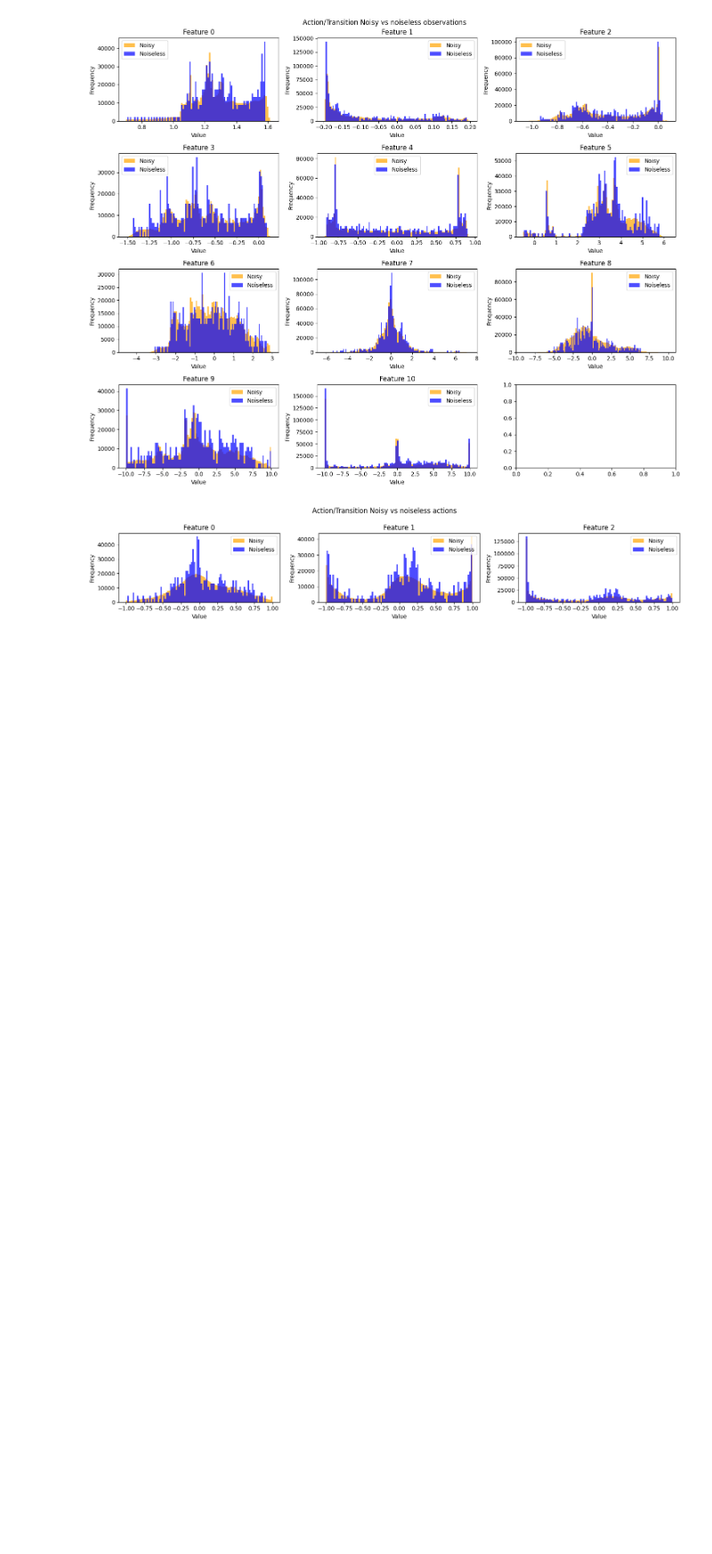
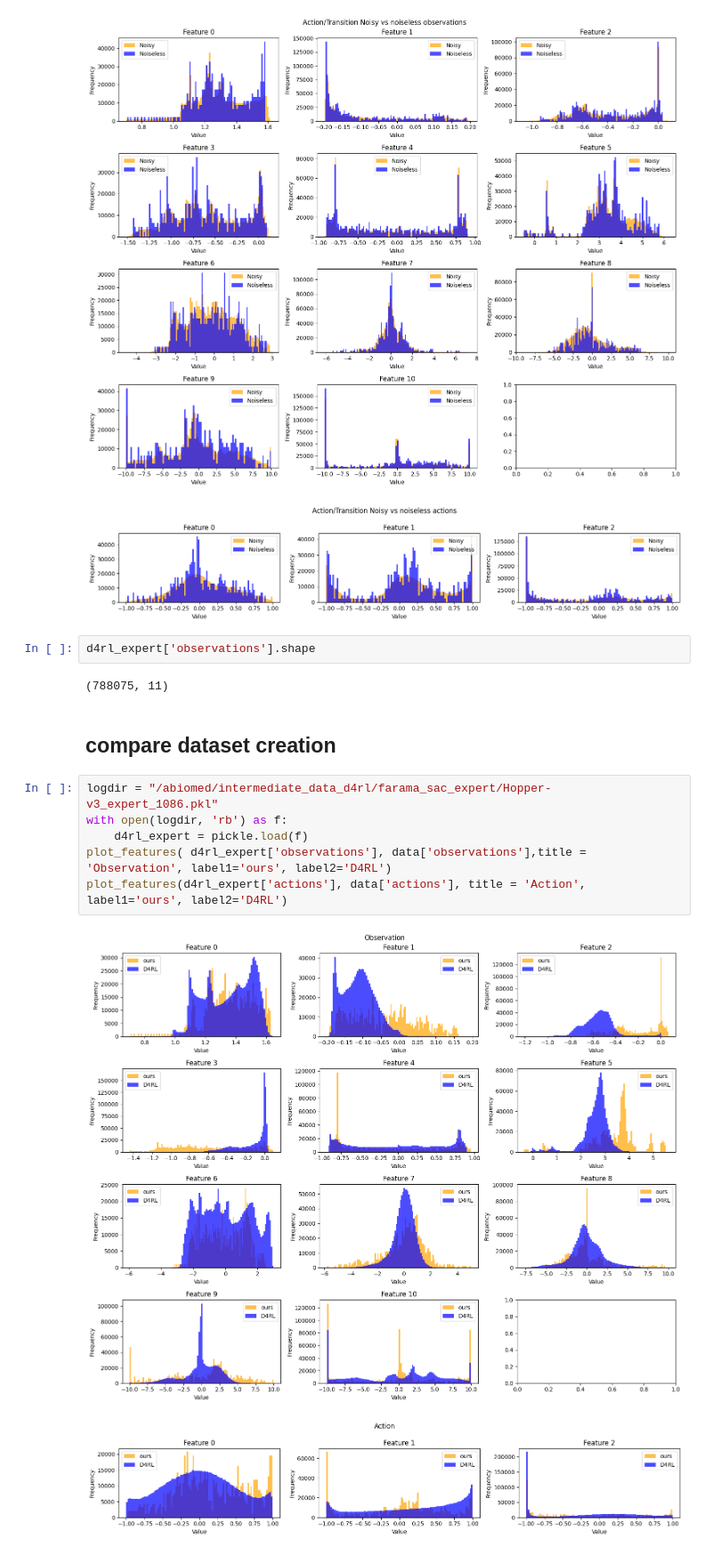
Before and after one commit to aysintumay/noisy_mujoco, a Jupyter notebook: notebooks/noise_exploration.ipynb, the cells around one changed output. Shown at 89% size. Drawn from its saved outputs; the diff is of its cells as text; blank space fills up the shorter version.

```diff
--- a/notebooks/noise_exploration.ipynb
+++ b/notebooks/noise_exploration.ipynb
@@ -532,3 +440,18 @@ plot_features(noisy_act_obs_01_05['actions'], expert_2200['actions'], title = 'A
 # %% [output]
 [figure]
 [figure]
+# %%
+d4rl_expert['observations'].shape
+# %% [output]
+(788075, 11)
+# %% [markdown]
+## compare dataset creation
+# %%
+logdir = "/abiomed/intermediate_data_d4rl/farama_sac_expert/Hopper-v3_expert_1086.pkl"
+with open(logdir, 'rb') as f:
+    d4rl_expert = pickle.load(f)
+plot_features( d4rl_expert['observations'], data['observations'],title = 'Observation', label1='ours', label2='D4RL')
+plot_features(d4rl_expert['actions'], data['actions'], title = 'Action', label1='ours', label2='D4RL')
+# %% [output]
+[figure, added]
+[figure, added]
```
Also changed, not shown: parts of 4 cells of this notebook, 2 other files.
